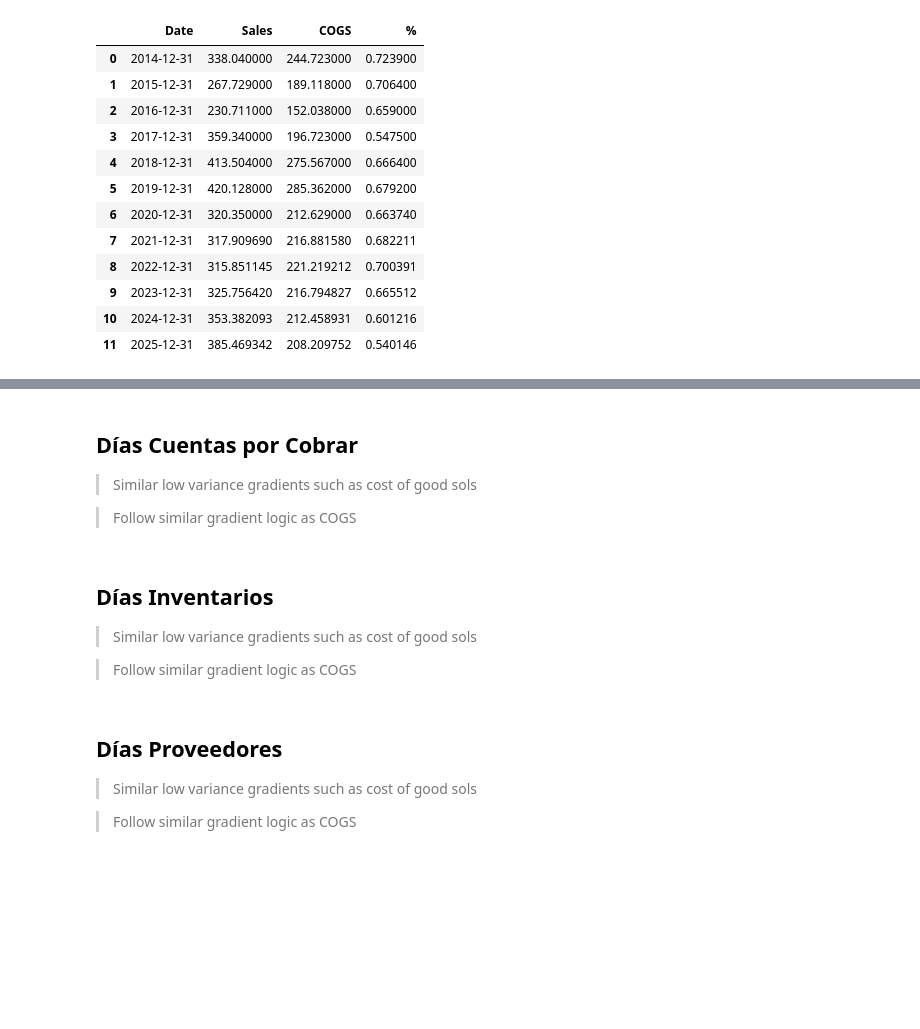
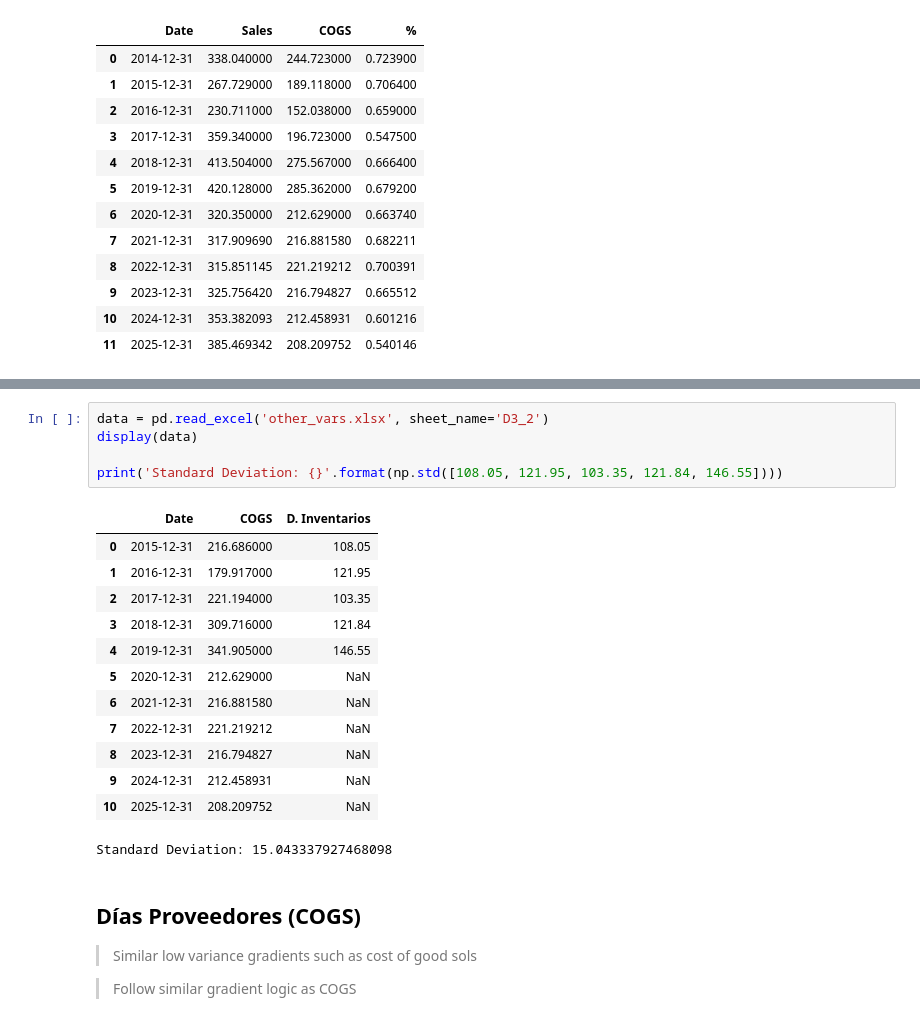
Before and after one commit to misaelramirez-coding/autlan, a Jupyter notebook: other_vars.ipynb, the cells around one changed output, grey strips where cells are left out. Saved outputs shown, nothing was run; the diff lists cells and outputs as text; blank space fills up the shorter version.

```diff
--- a/other_vars.ipynb
+++ b/other_vars.ipynb
@@ -122,18 +357,25 @@ As a conclusion, we will apply the following logic for the gradients:
+# %%
+data = pd.read_excel('other_vars.xlsx', sheet_name='D3_2')
+display(data)
+
+print('Standard Deviation: {}'.format(np.std([108.05, 121.95, 103.35, 121.84, 146.55])))
+# %% [output]
+|  | Date | COGS | D. Inventarios |
+| 0 | 2015-12-31 | 216.686000 | 108.05 |
+| 1 | 2016-12-31 | 179.917000 | 121.95 |
+| 2 | 2017-12-31 | 221.194000 | 103.35 |
+| 3 | 2018-12-31 | 309.716000 | 121.84 |
+| 4 | 2019-12-31 | 341.905000 | 146.55 |
+| 5 | 2020-12-31 | 212.629000 | NaN |
+| 6 | 2021-12-31 | 216.881580 | NaN |
+| 7 | 2022-12-31 | 221.219212 | NaN |
+| 8 | 2023-12-31 | 216.794827 | NaN |
+| 9 | 2024-12-31 | 212.458931 | NaN |
+| 10 | 2025-12-31 | 208.209752 | NaN |
+Standard Deviation: 15.043337927468098
 # %% [markdown]
-## Días Cuentas por Cobrar
+## Días Proveedores (COGS)
 
 > Similar low variance gradients such as cost of good sols
 
 > Follow similar gradient logic as COGS
-# %% [markdown]
-## Días Inventarios
-
-> Similar low variance gradients such as cost of good sols
-
-> Follow similar gradient logic as COGS
-# %% [markdown]
-## Días Proveedores
-
-> Similar low variance gradients such as cost of good sols
-
-> Follow similar gradient logic as COGS
```
Also changed, not shown: parts of 16 cells of this notebook, 3 other files.
